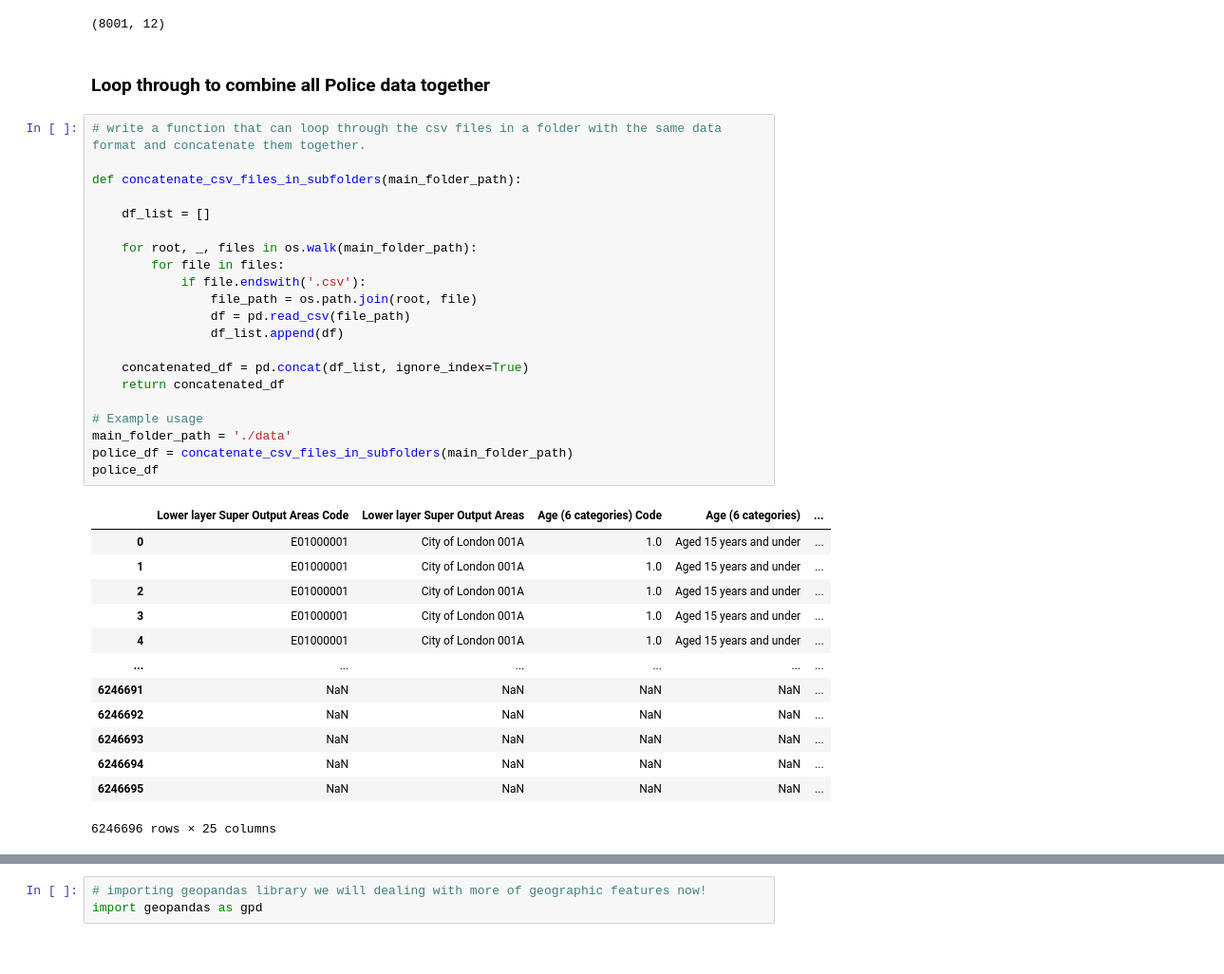
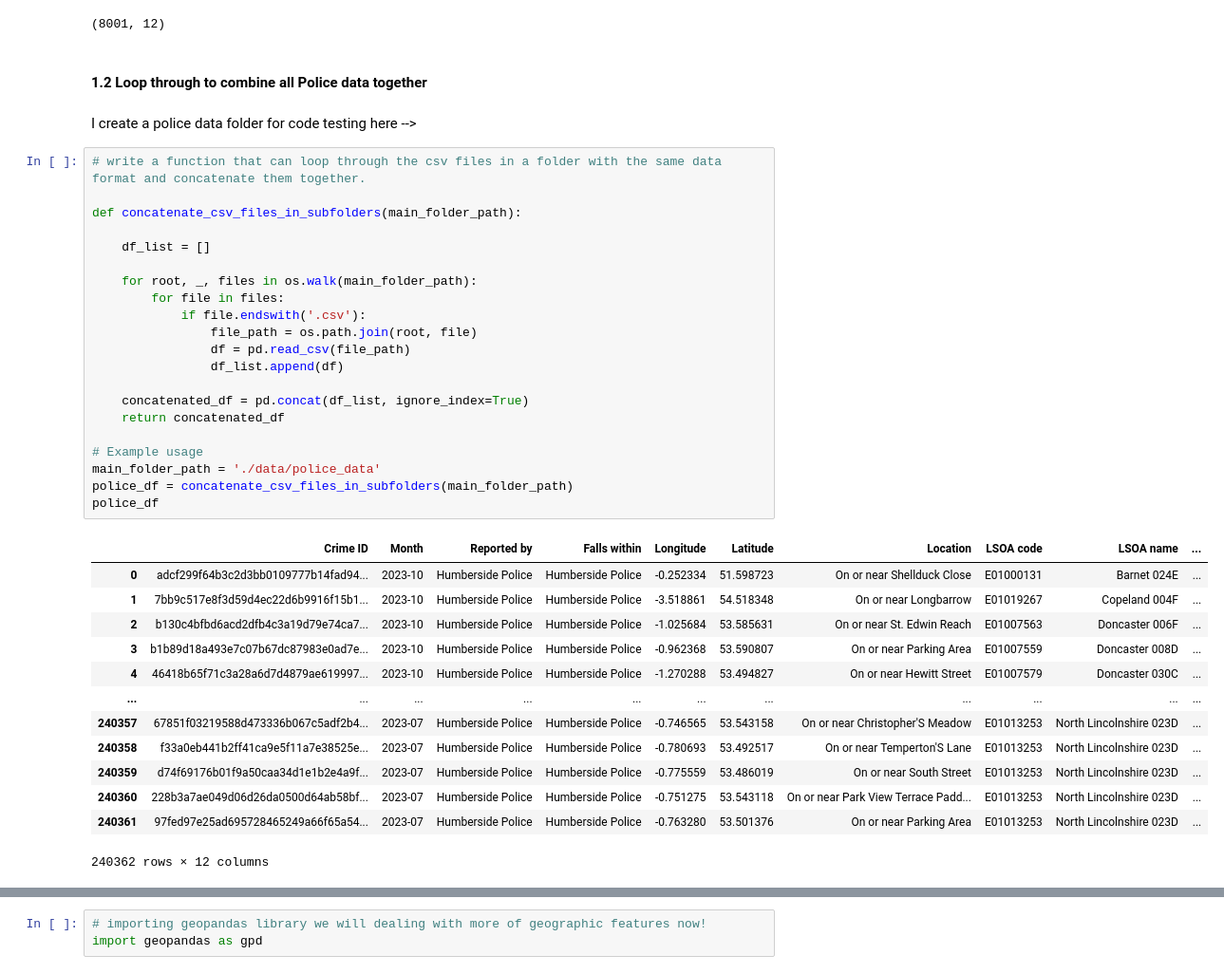
Before and after one commit to Demmynile/crime-prediction, a Jupyter notebook: Crime-Prediction.ipynb, the cells around one changed output, grey strips where cells are left out. Shown at 95% size. Saved outputs shown, nothing was run; the diff lists cells and outputs as text.

```diff
--- a/Crime-Prediction.ipynb
+++ b/Crime-Prediction.ipynb
@@ -82,39 +85,41 @@ data_2022_1.shape
 # %% [output]
 (8001, 12)
 # %% [markdown]
-### Loop through to combine all Police data together
+#### 1.2 Loop through to combine all Police data together
+# %% [markdown]
+<!-- ### <span style="color:Red"> 2. be careful: you should only put the police data in data folder, there are lots of other data in the data would crash this fucntion ---> I create a police data folder for code testing here</span> -->
 # %%
 # write a function that can loop through the csv files in a folder with the same data format and concatenate them together.
 
 def concatenate_csv_files_in_subfolders(main_folder_path):
 
     df_list = []
 
     for root, _, files in os.walk(main_folder_path):
         for file in files:
             if file.endswith('.csv'):
                 file_path = os.path.join(root, file)
                 df = pd.read_csv(file_path)
                 df_list.append(df)
 
     concatenated_df = pd.concat(df_list, ignore_index=True)
     return concatenated_df
 
 # Example usage
-main_folder_path = './data'
+main_folder_path = './data/police_data'
 police_df = concatenate_csv_files_in_subfolders(main_folder_path)
 police_df
 # %% [output]
-|  | Lower layer Super Output Areas Code | Lower layer Super Output Areas | Age (6 categories) Code | Age (6 categories) | ... |
-| 0 | E01000001 | City of London 001A | 1.0 | Aged 15 years and under | ... |
-| 1 | E01000001 | City of London 001A | 1.0 | Aged 15 years and under | ... |
-| 2 | E01000001 | City of London 001A | 1.0 | Aged 15 years and under | ... |
-| 3 | E01000001 | City of London 001A | 1.0 | Aged 15 years and under | ... |
-| 4 | E01000001 | City of London 001A | 1.0 | Aged 15 years and under | ... |
-| ... | ... | ... | ... | ... | ... |
-| 6246691 | NaN | NaN | NaN | NaN | ... |
-| 6246692 | NaN | NaN | NaN | NaN | ... |
-| 6246693 | NaN | NaN | NaN | NaN | ... |
-| 6246694 | NaN | NaN | NaN | NaN | ... |
-| 6246695 | NaN | NaN | NaN | NaN | ... |
+|  | Crime ID | Month | Reported by | Falls within | Longitude | Latitude | Location | LSOA code | LSOA name | ... |
+| 0 | adcf299f64b3c2d3bb0109777b14fad94... | 2023-10 | Humberside Police | Humberside Police | -0.252334 | 51.598723 | On or near Shellduck Close | E01000131 | Barnet 024E | ... |
+| 1 | 7bb9c517e8f3d59d4ec22d6b9916f15b1... | 2023-10 | Humberside Police | Humberside Police | -3.518861 | 54.518348 | On or near Longbarrow | E01019267 | Copeland 004F | ... |
+| 2 | b130c4bfbd6acd2dfb4c3a19d79e74ca7... | 2023-10 | Humberside Police | Humberside Police | -1.025684 | 53.585631 | On or near St. Edwin Reach | E01007563 | Doncaster 006F | ... |
+| 3 | b1b89d18a493e7c07b67dc87983e0ad7e... | 2023-10 | Humberside Police | Humberside Police | -0.962368 | 53.590807 | On or near Parking Area | E01007559 | Doncaster 008D | ... |
+| 4 | 46418b65f71c3a28a6d7d4879ae619997... | 2023-10 | Humberside Police | Humberside Police | -1.270288 | 53.494827 | On or near Hewitt Street | E01007579 | Doncaster 030C | ... |
+| ... | ... | ... | ... | ... | ... | ... | ... | ... | ... | ... |
+| 240357 | 67851f03219588d473336b067c5adf2b4... | 2023-07 | Humberside Police | Humberside Police | -0.746565 | 53.543158 | On or near Christopher'S Meadow | E01013253 | North Lincolnshire 023D | ... |
+| 240358 | f33a0eb441b2ff41ca9e5f11a7e38525e... | 2023-07 | Humberside Police | Humberside Police | -0.780693 | 53.492517 | On or near Temperton'S Lane | E01013253 | North Lincolnshire 023D | ... |
+| 240359 | d74f69176b01f9a50caa34d1e1b2e4a9f... | 2023-07 | Humberside Police | Humberside Police | -0.775559 | 53.486019 | On or near South Street | E01013253 | North Lincolnshire 023D | ... |
+| 240360 | 228b3a7ae049d06d26da0500d64ab58bf... | 2023-07 | Humberside Police | Humberside Police | -0.751275 | 53.543118 | On or near Park View Terrace Padd... | E01013253 | North Lincolnshire 023D | ... |
+| 240361 | 97fed97e25ad695728465249a66f65a54... | 2023-07 | Humberside Police | Humberside Police | -0.763280 | 53.501376 | On or near Parking Area | E01013253 | North Lincolnshire 023D | ... |
-6246696 rows × 25 columns
+240362 rows × 12 columns
```
Also changed, not shown: parts of 119 cells of this notebook, 2 other files.
